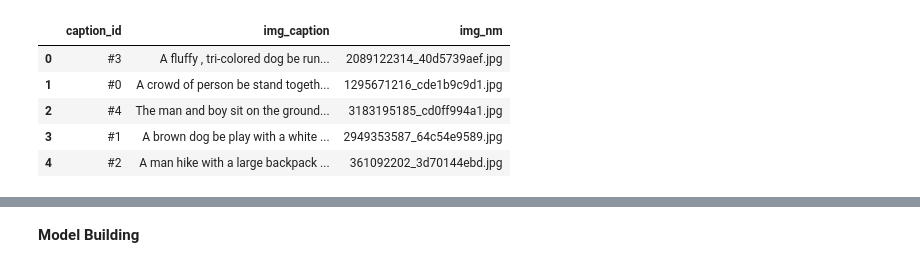
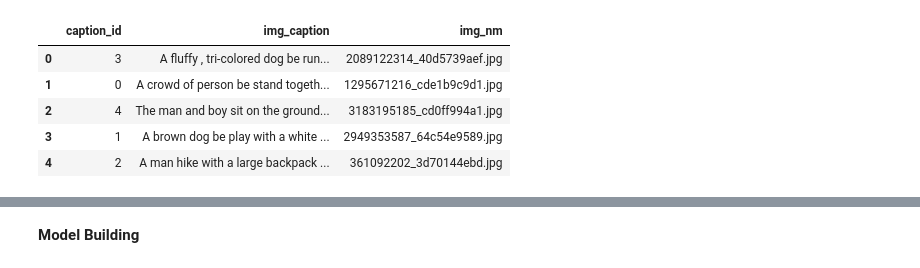
Before and after one commit to ankygupta9999/image-caption-generator, a Jupyter notebook: DL_Assignment2-AM.ipynb, the cells around one changed output, grey strips where cells are left out. Cells and saved outputs as stored; diff of their text form; code cells hidden in the pictures.

```diff
--- a/DL_Assignment2-AM.ipynb
+++ b/DL_Assignment2-AM.ipynb
@@ -12,21 +10,29 @@ Drive already mounted at /content/gdrive; to attempt to forcibly remount, call d
 import pandas as pd
 import pickle
 import os, re
-import zipfile
-import cv2
+import numpy as np
 import matplotlib.pyplot as plt
-import matplotlib.image as mpimg
-import numpy as np
+import nltk
+import re
+from nltk.stem import WordNetLemmatizer
+
 import tensorflow as tf
 from tensorflow import keras
 from tensorflow.keras import layers
-from tensorflow.keras.applications import efficientnet
+# from tensorflow.keras.applications import efficientnet, resnet50
 from tensorflow.keras.layers.experimental.preprocessing import TextVectorization
+from tensorflow.keras.preprocessing.text import Tokenizer
+from keras.applications.resnet50 import ResNet50
+from keras.preprocessing.image import load_img
+from keras.preprocessing.image import img_to_array
+from keras.applications.resnet50 import preprocess_input
+from keras.models import Model
+
+#Random seed
+seed = 42
+np.random.seed(seed)
+tf.random.set_seed(seed)
+
+FILE_PATH = "/content/gdrive/MyDrive/Datasets"
+IMAGE_DATA_PATH = "/content/gdrive/MyDrive/Datasets/Image_captioning_Dataset.zip"
+CAPTIONS_PATH = os.path.join(FILE_PATH, "set_1.pkl")
-# %%
-DIR_PATH = "/content/gdrive/MyDrive/Datasets"
-CAPTIONS_PATH = os.path.join(DIR_PATH, "set_1.pkl")
-
-objects = pd.read_pickle(CAPTIONS_PATH)
-print('First entry in pickle file:')
-print(objects[0], '\n')
-print('Total entries in pickle file = ', len(objects), '\n')
@@ -47,18 +70,18 @@ IMAGES_DIR = os.path.join(DIR_PATH, "Flicker8k_Dataset")
 # %%
+# Converting to a dataframe
 raw_df = pd.DataFrame()
-
 for i, row in enumerate(objects):
   img_dict = {}
   img_dict['img_nm'] = str(row).split('#')[0]
-  img_dict['caption_id'] = row.split(img_dict['img_nm'])[1].split('\t')[0]
+  # img_dict['caption_id'] = row.split(img_dict['img_nm'])[1].split('\t')[0]
+  img_dict['caption_id'] = str(row).split('#')[1].split('\t')[0]
   img_dict['img_caption'] = row.split('\t')[1]
   raw_df =raw_df.append(img_dict, ignore_index=True)
-
 raw_df.head()
 # %% [output]
 |  | caption_id | img_caption | img_nm |
-| 0 | #3 | A fluffy , tri-colored dog be run... | 2089122314_40d5739aef.jpg |
-| 1 | #0 | A crowd of person be stand togeth... | 1295671216_cde1b9c9d1.jpg |
-| 2 | #4 | The man and boy sit on the ground... | 3183195185_cd0ff994a1.jpg |
-| 3 | #1 | A brown dog be play with a white ... | 2949353587_64c54e9589.jpg |
-| 4 | #2 | A man hike with a large backpack ... | 361092202_3d70144ebd.jpg |
+| 0 | 3 | A fluffy , tri-colored dog be run... | 2089122314_40d5739aef.jpg |
+| 1 | 0 | A crowd of person be stand togeth... | 1295671216_cde1b9c9d1.jpg |
+| 2 | 4 | The man and boy sit on the ground... | 3183195185_cd0ff994a1.jpg |
+| 3 | 1 | A brown dog be play with a white ... | 2949353587_64c54e9589.jpg |
+| 4 | 2 | A man hike with a large backpack ... | 361092202_3d70144ebd.jpg |
```
Also changed, not shown: parts of 86 cells of this notebook.
